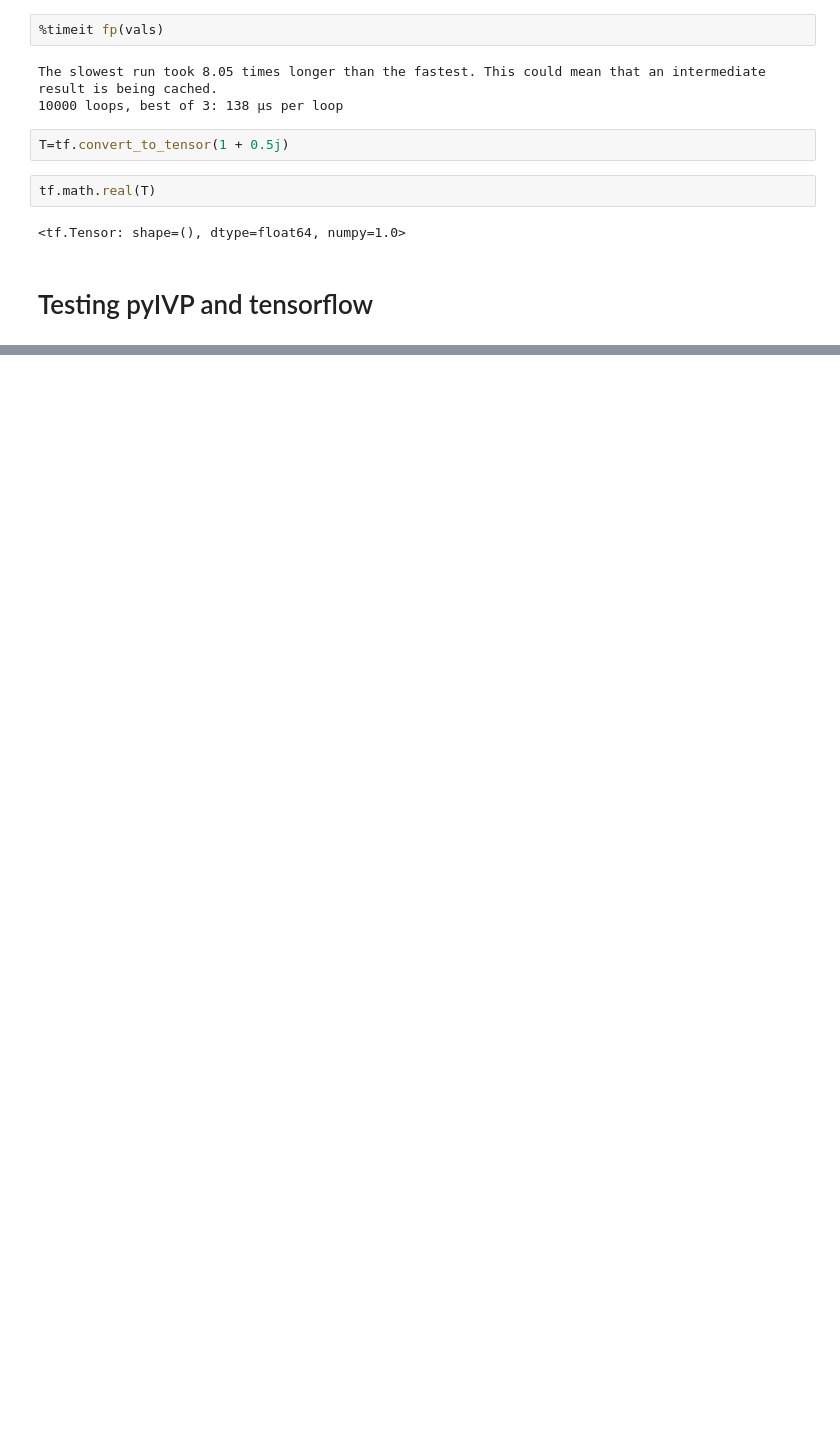
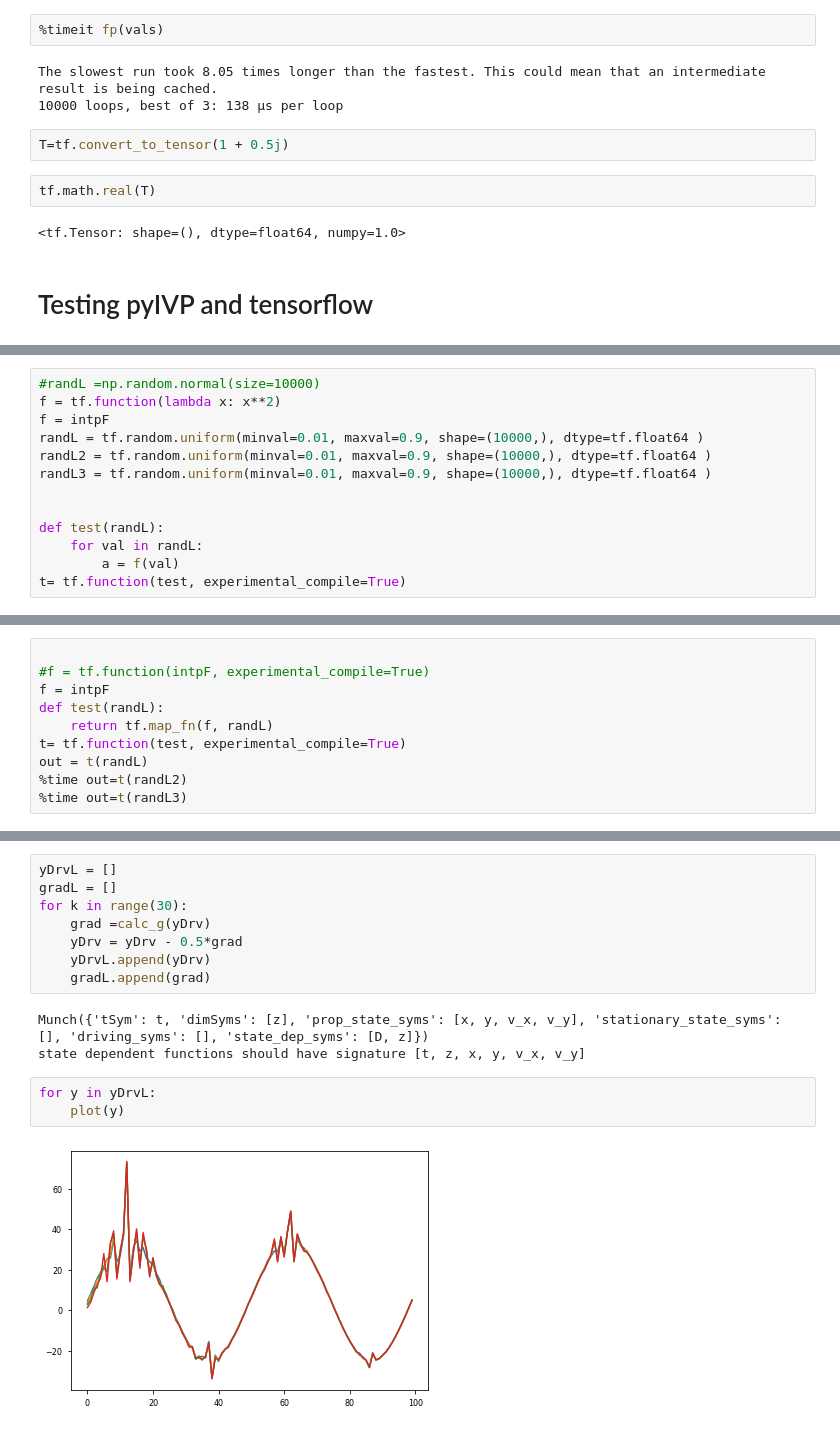
Before and after one commit to morgatron/spylind, a Jupyter notebook: spylind/working/autograd_test.ipynb, the cells around one changed output, grey strips where cells are left out. Cells and saved outputs as stored; diff of their text form; blank space fills up the shorter version.

```diff
--- a/spylind/working/autograd_test.ipynb
+++ b/spylind/working/autograd_test.ipynb
@@ -462,0 +556,13 @@ NameError: name 'odeint' is not defined
+# %%
+#randL =np.random.normal(size=10000)
+f = tf.function(lambda x: x**2)
+f = intpF
+randL = tf.random.uniform(minval=0.01, maxval=0.9, shape=(10000,), dtype=tf.float64 )
+randL2 = tf.random.uniform(minval=0.01, maxval=0.9, shape=(10000,), dtype=tf.float64 )
+randL3 = tf.random.uniform(minval=0.01, maxval=0.9, shape=(10000,), dtype=tf.float64 )
+
+
+def test(randL):
+    for val in randL:
+        a = f(val)
+t= tf.function(test, experimental_compile=True)
@@ -462,0 +598,10 @@ NameError: name 'odeint' is not defined
+# %%
+
+#f = tf.function(intpF, experimental_compile=True)
+f = intpF
+def test(randL):
+    return tf.map_fn(f, randL)
+t= tf.function(test, experimental_compile=True)
+out = t(randL)
+%time out=t(randL2)
+%time out=t(randL3)
@@ -462,0 +726,16 @@ NameError: name 'odeint' is not defined
+# %%
+yDrvL = []
+gradL = []
+for k in range(30):
+    grad =calc_g(yDrv)
+    yDrv = yDrv - 0.5*grad
+    yDrvL.append(yDrv)
+    gradL.append(grad)
+# %% [output]
+Munch({'tSym': t, 'dimSyms': [z], 'prop_state_syms': [x, y, v_x, v_y], 'stationary_state_syms': [], 'driving_syms': [], 'state_dep_syms': [D, z]})
+state dependent functions should have signature [t, z, x, y, v_x, v_y]
+# %%
+for y in yDrvL:
+    plot(y)
+# %% [output]
+[figure, added]
```
Also changed, not shown: parts of 23 cells of this notebook, 1 other file.
